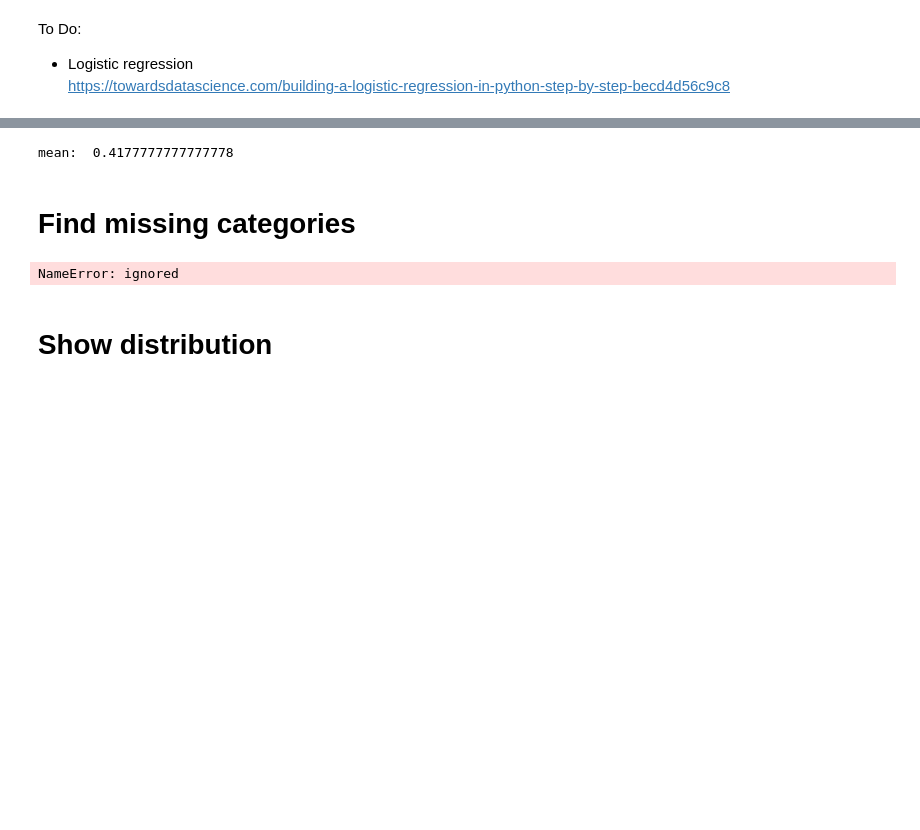
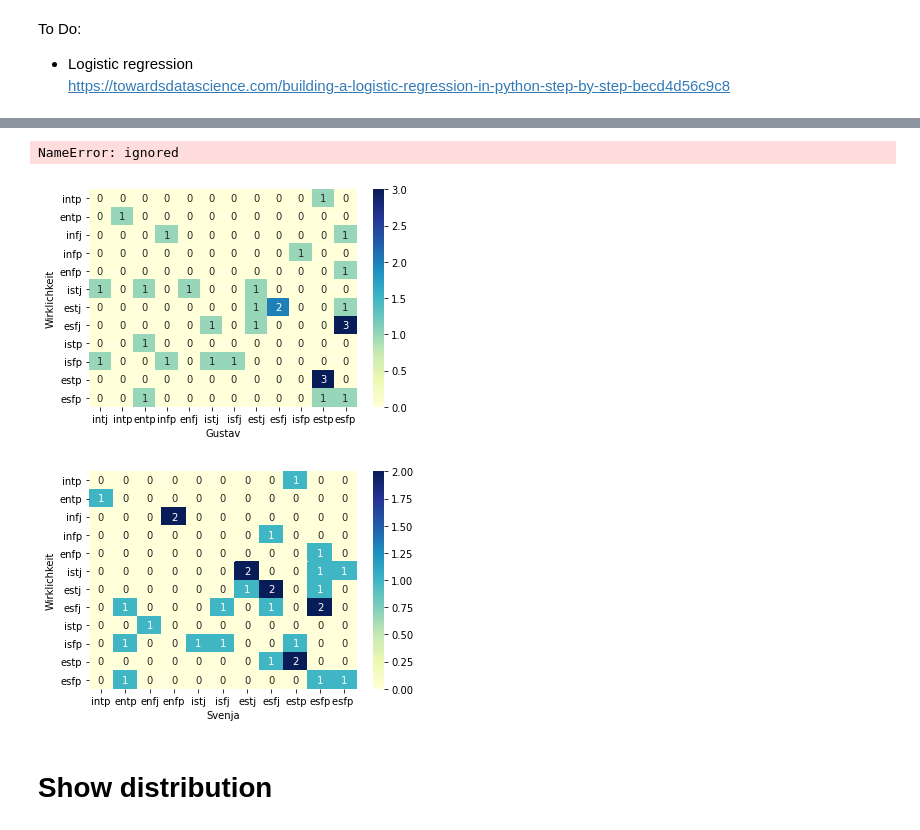
Before and after one commit to gwillig/data_analyse_friends_allergy, a Jupyter notebook: allergy.ipynb, the cells around one changed output, grey strips where cells are left out. Saved outputs shown, nothing was run; the diff lists cells and outputs as text; code cells hidden in the pictures; blank space fills up the shorter version.

```diff
--- a/allergy.ipynb
+++ b/allergy.ipynb
@@ -15,0 +33,16 @@ from sklearn.metrics import confusion_matrix
+# %%
+'#3.Step: Load the data from the speadsheet'
+sheet = wb.worksheet('data')
+data = sheet.get_all_values()
+
+df = pd.DataFrame(data)
+
+'#3.2.Step: Make the first row to header of the sheet'
+headers = df.iloc[0]
+df_new  = pd.DataFrame(df.values[1:], columns=headers)
+'#3.3.Step: Convert string to date'
+for el in ["sleep.start_time","sleep.end_time"]:
+  df_new[el] = pd.to_datetime(df_new[el], format="%d.%m.%Y %H:%M")
+'#3.4.Step. Convert duration to time object'
+df_new["Duration"] = df_new["sleep.end_time"] - df_new["sleep.start_time"]
+df_new.info()
@@ -121,11 +97,3 @@ mean:  0.22444444444444445
-# %%
-df_finish_color["right"]= df_finish_color["Wirklichkeit"]==df_finish_color["Gustav"]
-grouped = df_finish_color[["right","Movie title"]].groupby(['Movie title'])
-print("mean: ",grouped.mean().values.mean())
-# %% [output]
-mean:  0.4177777777777778
-# %% [markdown]
-# Find missing categories
 # %%
 dict_real = set(df_finsh['Wirklichkeit'])
 dict_real = set(df_finsh['Wirklichkeit'])
@@ -141,5 +109,51 @@ for el in ("Gustav","Svenja","Wirklichkeit"):
   print(missing)
 # %% [output]
 NameError: ignored
+# %%
+'#3.Step: Load the data from the speadsheet'
+sheet = wb.worksheet('data')
+data = sheet.get_all_values()
+
+df = pd.DataFrame(data)
+
+'#3.2.Step: Make the first row to header of the sheet'
+headers = df.iloc[0]
+df_new  = pd.DataFrame(df.values[1:], columns=headers)
+
+'#3.1.Step: Replace strings like istj with number'
+personal_dict = {"intj":	1,
+                "intp":	2,
+                "entj":	3,
+                "entp":	4,
+                "infj":	5,
+                "infp":	6,
+                "enfj":	7,
+                "enfp":	8,
+                "istj":	9,
+                "isfj":	10,
+                "estj":	11,
+                "esfj":	12,
+                "istp":	13,
+                "isfp":	14,
+                "estp":	15,
+                "esfp":	16,
+              }
+#Switch for key and values for label
+reversed_personal_dict = {value : key for (key, value) in personal_dict.items()}
+
+
+df_finsh = df_new.replace(personal_dict)
+df_finsh
+df_finsh[['Wirklichkeit', 'Gustav','Svenja']]
+y_true = df_finsh['Wirklichkeit']
+y_pred = df_finsh['Gustav']
+for el in ["Gustav","Svenja"]:
+  conf_matrix = pd.crosstab(df_finsh['Wirklichkeit'], df_finsh[el], rownames=['Wirklichkeit'], colnames=[el])
+  conf_matrix = conf_matrix.rename(columns=reversed_personal_dict,index=reversed_personal_dict)
+  sns.heatmap(conf_matrix, annot=True,cmap="YlGnBu")
+  plt.show()
+# %% [output]
+[figure, added]
+[figure, added]
 # %% [markdown]
 # Show distribution
```
Also changed, not shown: parts of 18 cells of this notebook.
